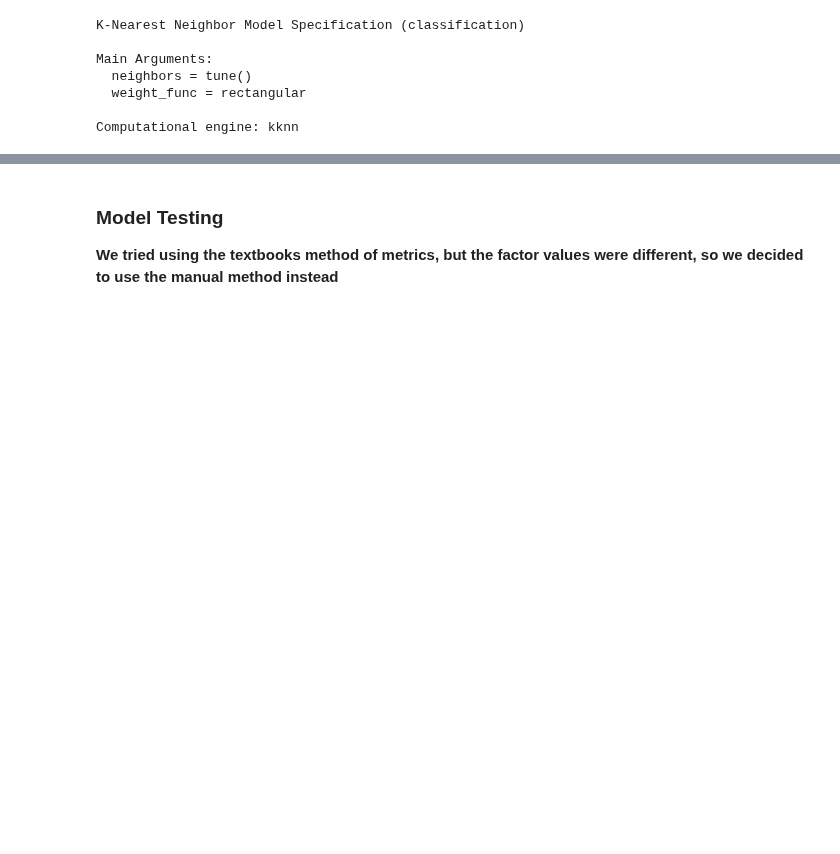
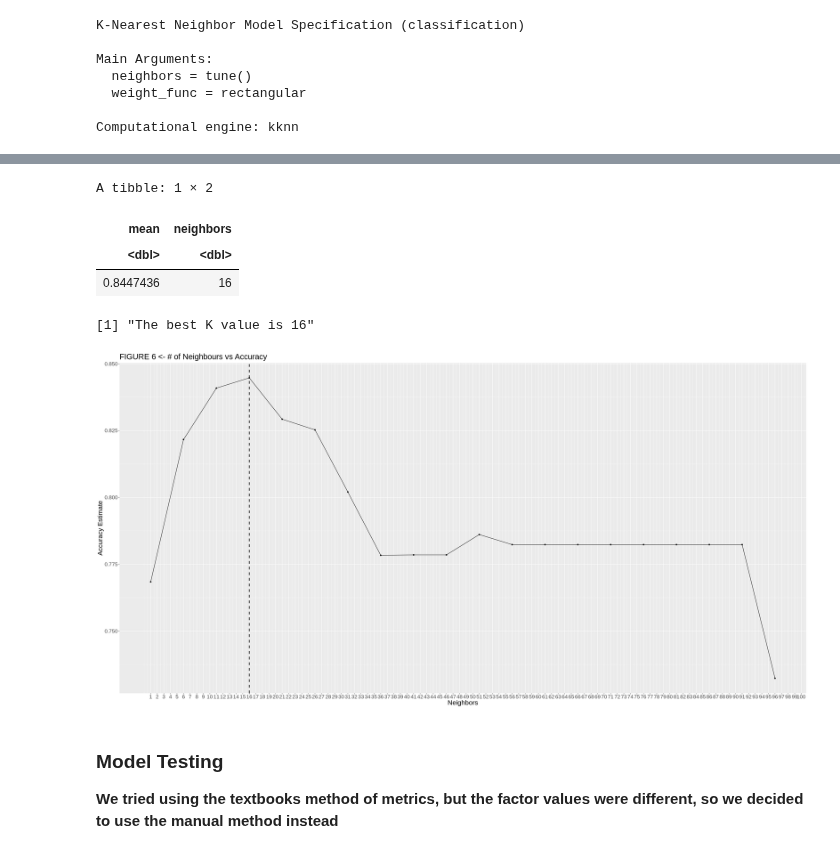
Before and after one commit to namyasharmaa/DSCI-100-Project, a Jupyter notebook: project_report.ipynb, the cells around one changed output, grey strips where cells are left out. Drawn from its saved outputs; the diff is of its cells as text; code cells hidden in the pictures; blank space fills up the shorter version.

```diff
--- a/project_report.ipynb
+++ b/project_report.ipynb
@@ -242,10 +260,11 @@ k_vals <- tibble(neighbors = seq(from = 1, to = 100, by = 5))
 
 # Combine in a workflow, collect metrics from cross validation
 knn_results <- workflow() %>%
-  add_recipe(final_recipe) %>%
+  add_recipe(data_recipe) %>%
   add_model(knn_spec) %>%
   tune_grid(resamples = data_vfold, grid = k_vals) %>%
   collect_metrics()
+knn_results
 
 # Obtain accuracy values for different K values from metrics
 accuracies <- knn_results %>%
@@ -254,21 +295,31 @@ accuracies
 # %%
 # Plot accuracy of each K to decide on best K
 accuracy_vs_k <- ggplot(accuracies, aes(x = neighbors, y = mean)) +
   geom_point() +
   geom_line() +
   labs(x = "Neighbors", y = "Accuracy Estimate") +
-  ggtitle('FIGURE 6 <- # of Neighbours vs Accuracy')
+  ggtitle('FIGURE 6 <- # of Neighbours vs Accuracy')+
+  theme(text = element_text(size= 20))+
+  scale_x_continuous(breaks = 1:100)+
+  geom_vline(xintercept = 16, linetype = "dashed", size = 1)
 
 accuracy_vs_k
 
 # Select the best K
 best_k <- accuracies %>%
     select(mean, neighbors) %>%
     arrange(desc(mean)) %>%
     slice(1)
 
 best_k
 print('The best K value is 16')
+# %% [output]
+A tibble: 1 × 2
+| mean | neighbors |
+| <dbl> | <dbl> |
+| 0.8447436 | 16 |
+[1] "The best K value is 16"
+[figure, added]
 # %%
 # Now that we know our K = 16, we train the model again using K = 16
 
```
Also changed, not shown: parts of 4 cells of this notebook.
